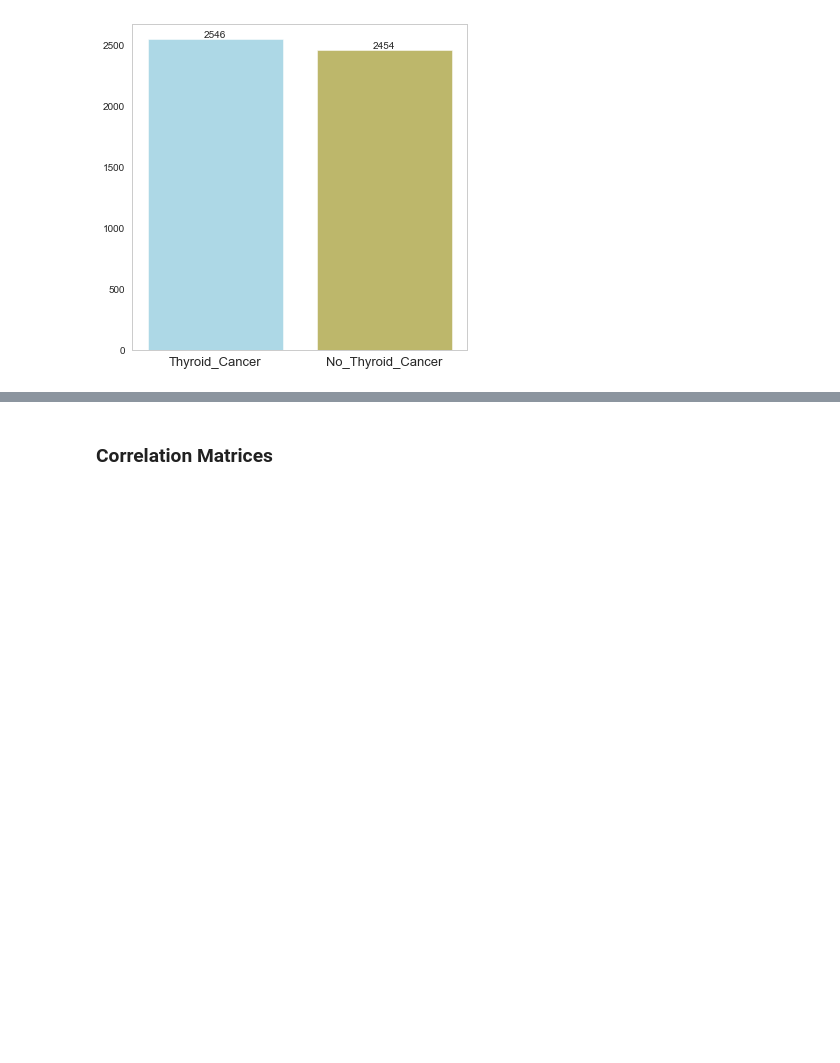
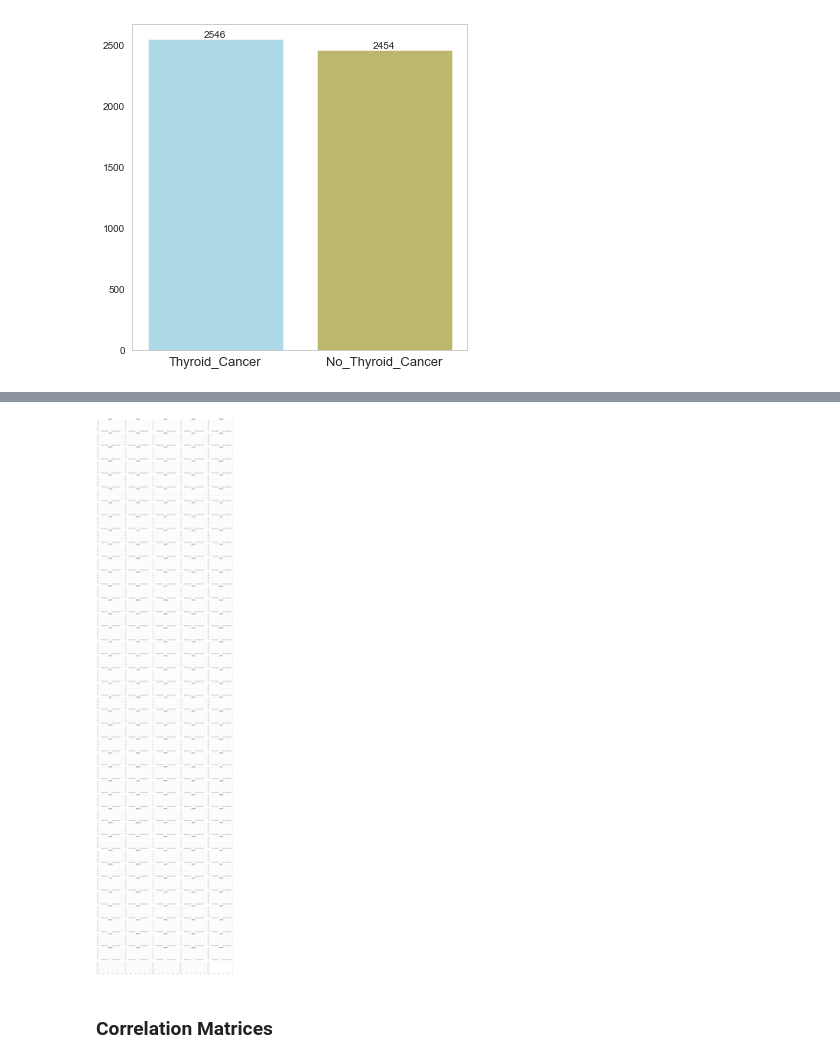
Before and after one commit to Jack-Coutts/ThyCa_Classification_UKBB, a Jupyter notebook: my_supervised_ML_methods.ipynb, the cells around one changed output, grey strips where cells are left out. Saved outputs shown, nothing was run; the diff lists cells and outputs as text; code cells hidden in the pictures; blank space fills up the shorter version.

Commit message:
Boxplots.

```diff
--- a/my_supervised_ML_methods.ipynb
+++ b/my_supervised_ML_methods.ipynb
@@ -109,0 +126,23 @@ plt.show() # Show figure
+# %%
+# Function to get column names for continuous and non-continuous (categorical) features
+def find_cat_or_con_columns(dataframe):
+
+    columns = [list(dataframe[i]) for i in dataframe] # Nested list of column values
+
+    uniques = [len(set([i for i in a if pd.notna(i)])) for a in columns] # Num of unique values in a column
+
+    continuous_indexes = [i for i, c in enumerate(uniques) if c > 10] # Indexes of continuous columns
+
+    categorical_indexes = [i for i, c in enumerate(uniques) if c <= 10] # Indexes of categorical columns
+
+    con_cols = [dataframe.columns[x] for x in continuous_indexes] # List containing continuous columns names
+
+    cat_cols = [dataframe.columns[x] for x in categorical_indexes] # List containing categorical columns names
+
+    return con_cols, cat_cols # return two lists of continuous & categorical column names
+# %%
+# Find continuous columns
+continuous_cols, categorical_cols = find_cat_or_con_columns(df)
+
+# Summary statistics for continuous (transpose for presentation)
+df[continuous_cols].groupby(df['thyroid_cancer']).describe().T.head(15)
@@ -110,3 +166,23 @@ plt.show() # Show figure
+# %%
+### Boxplots ###
+customPalette = sns.set_palette(sns.color_palette(colours))
+
+fig, axes = plt.subplots(40, 5, figsize=(20,80))
+axes = axes.flatten()
+plt.rcParams['axes.facecolor'] = 'white'
+
+
+for i, col in enumerate(df[continuous_cols]):
+    sns.boxplot(x=df['thyroid_cancer'], y=col, data=df, palette=customPalette,
+                ax = axes[i], order = c_imbal.Disease_State)
+    axes[i].set(xlabel=None, ylabel=None)
+    axes[i].tick_params(axis=u'both', which=u'both',length=0)
+    axes[i].set_title('%s' %(col), fontweight='bold', fontsize=12)
+plt.tight_layout()
+plt.grid()
+plt.show()
+# %% [output]
+[figure, added]
 # %% [markdown]
 ### Correlation Matrices
 # %% [markdown]
```
Also changed, not shown: parts of 4 cells of this notebook.
